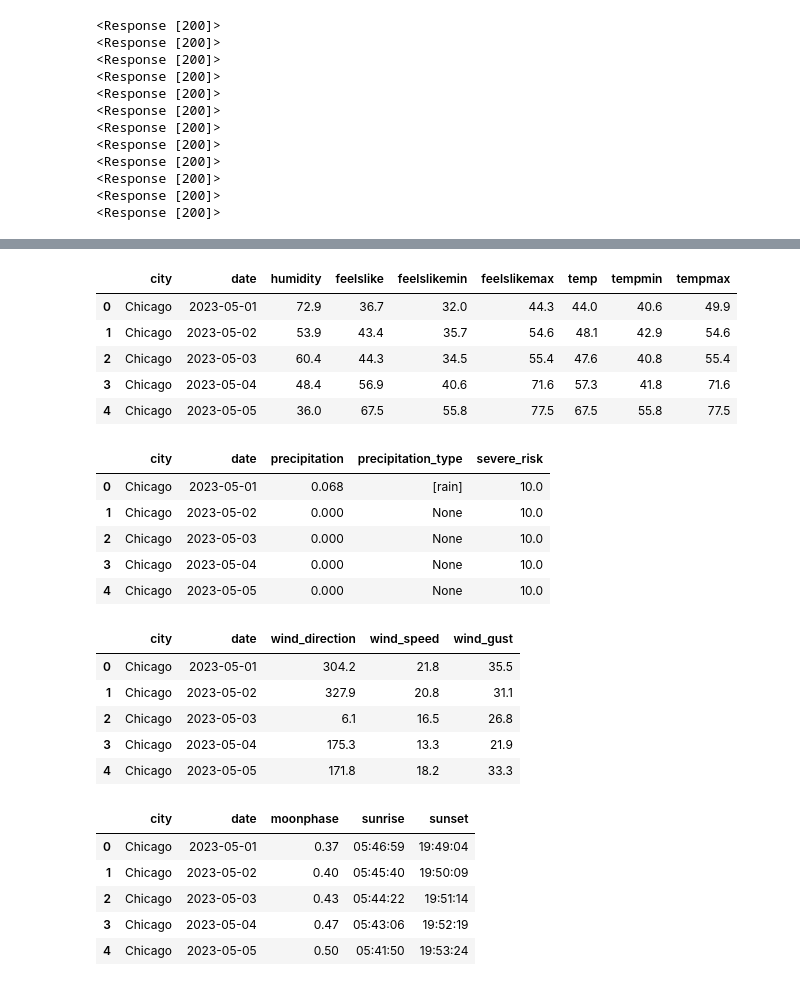
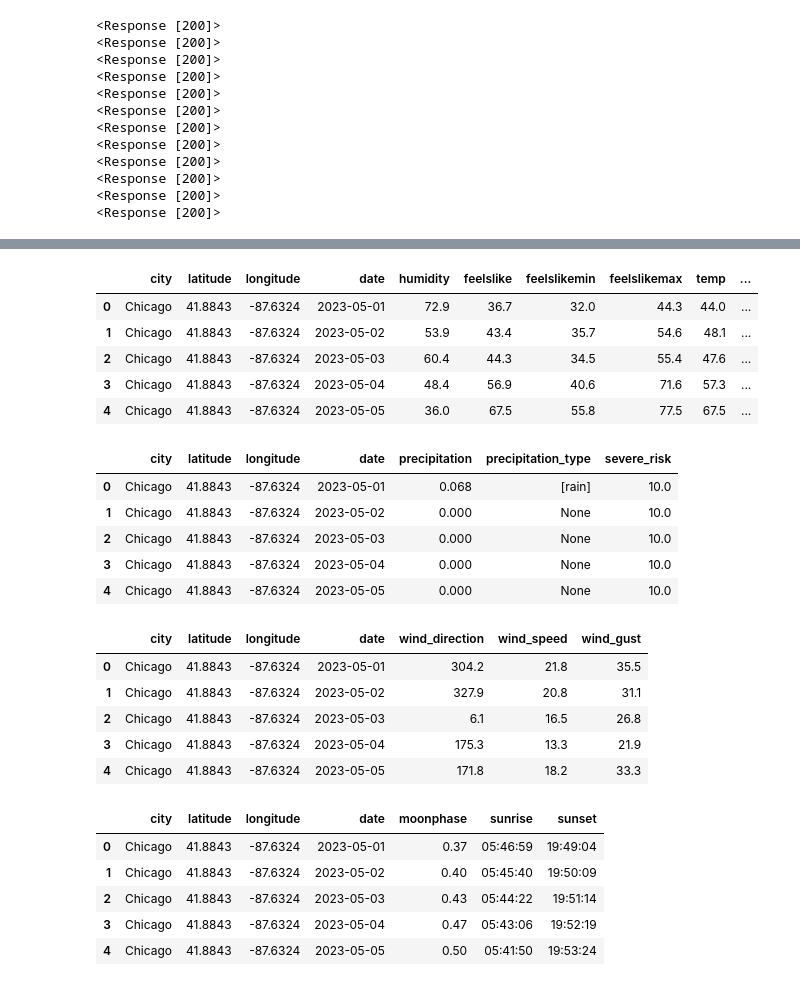
Before and after one commit to jfm0570/Project_3, a Jupyter notebook: API_Calls_and_Data_Formatting/api_calls.ipynb, the cells around one changed output, grey strips where cells are left out. Cells and saved outputs as stored; diff of their text form; code cells hidden in the pictures.

Commit message:
added latitude and longitude

```diff
--- a/API_Calls_and_Data_Formatting/api_calls.ipynb
+++ b/API_Calls_and_Data_Formatting/api_calls.ipynb
@@ -529,6 +561,8 @@ for x in range(92):
 
 for x in range(92):
     denver_city = denver_data["address"]
+    denver_lat = denver_data["latitude"]
+    denver_lon = denver_data["longitude"]
     denver_cloudcover = denver_data["days"][x]["cloudcover"]
     denver_conditions = denver_data["days"][x]["conditions"]
     denver_datetime = denver_data["days"][x]["datetime"]
@@ -555,6 +589,8 @@ for x in range(92):
     denver_windspeed = denver_data["days"][x]["windspeed"]
 
     full_data.append({"city": denver_city,
+                  "latitude": denver_lat,
+                  "longitude": denver_lon,
                   "date": denver_datetime,
                   "conditions": denver_conditions,
                   "description": denver_description,
@@ -585,6 +621,8 @@ for x in range(92):
 
 for x in range(92):
     sanfrancisco_city = sanfrancisco_data["address"]
+    sanfrancisco_lat = sanfrancisco_data["latitude"]
+    sanfrancisco_lon = sanfrancisco_data["longitude"]
     sanfrancisco_cloudcover = sanfrancisco_data["days"][x]["cloudcover"]
     sanfrancisco_conditions = sanfrancisco_data["days"][x]["conditions"]
     sanfrancisco_datetime = sanfrancisco_data["days"][x]["datetime"]
@@ -611,6 +649,8 @@ for x in range(92):
     sanfrancisco_windspeed = sanfrancisco_data["days"][x]["windspeed"]
 
     full_data.append({"city": sanfrancisco_city,
+                  "latitude": sanfrancisco_lat,
+                  "longitude": sanfrancisco_lon,
                   "date": sanfrancisco_datetime,
                   "conditions": sanfrancisco_conditions,
                   "description": sanfrancisco_description,
@@ -641,6 +681,8 @@ for x in range(92):
 
 for x in range(92):
     seattle_city = seattle_data["address"]
+    seattle_lat = seattle_data["latitude"]
+    seattle_lon = seattle_data["longitude"]
     seattle_cloudcover = seattle_data["days"][x]["cloudcover"]
     seattle_conditions = seattle_data["days"][x]["conditions"]
     seattle_datetime = seattle_data["days"][x]["datetime"]
@@ -667,6 +709,8 @@ for x in range(92):
     seattle_windspeed = seattle_data["days"][x]["windspeed"]
 
     full_data.append({"city": seattle_city,
+                  "latitude": seattle_lat,
+                  "longitude": seattle_lon,
                   "date": seattle_datetime,
                   "conditions": seattle_conditions,
                   "description": seattle_description,
@@ -697,6 +741,8 @@ for x in range(92):
 
 for x in range(92):
     phoenix_city = phoenix_data["address"]
+    phoenix_lat = phoenix_data["latitude"]
+    phoenix_lon = phoenix_data["longitude"]
     phoenix_cloudcover = phoenix_data["days"][x]["cloudcover"]
     phoenix_conditions = phoenix_data["days"][x]["conditions"]
     phoenix_datetime = phoenix_data["days"][x]["datetime"]
@@ -723,6 +769,8 @@ for x in range(92):
     phoenix_windspeed = phoenix_data["days"][x]["windspeed"]
 
     full_data.append({"city": phoenix_city,
+                  "latitude": phoenix_lat,
+                  "longitude": phoenix_lon,
                   "date": phoenix_datetime,
                   "conditions": phoenix_conditions,
                   "description": phoenix_description,
@@ -777,57 +825,57 @@ dtype: object
 # %%
 # Split into smaller DataFrames and export to csv
 
 # Temp and Humidity
 
-temp_humidity_df = full_data_df[["city", "date", "humidity", "feelslike", "feelslikemin", "feelslikemax", "temp", "tempmin", "tempmax"]]
+temp_humidity_df = full_data_df[["city", "latitude", "longitude", "date", "humidity", "feelslike", "feelslikemin", "feelslikemax", "temp", "tempmin", "tempmax"]]
 temp_humidity_df.to_csv("../output_data/temp_humidity.csv")
 temp_humidity_df.head()
 # %% [output]
-|  | city | date | humidity | feelslike | feelslikemin | feelslikemax | temp | tempmin | tempmax |
-| 0 | Chicago | 2023-05-01 | 72.9 | 36.7 | 32.0 | 44.3 | 44.0 | 40.6 | 49.9 |
-| 1 | Chicago | 2023-05-02 | 53.9 | 43.4 | 35.7 | 54.6 | 48.1 | 42.9 | 54.6 |
-| 2 | Chicago | 2023-05-03 | 60.4 | 44.3 | 34.5 | 55.4 | 47.6 | 40.8 | 55.4 |
-| 3 | Chicago | 2023-05-04 | 48.4 | 56.9 | 40.6 | 71.6 | 57.3 | 41.8 | 71.6 |
-| 4 | Chicago | 2023-05-05 | 36.0 | 67.5 | 55.8 | 77.5 | 67.5 | 55.8 | 77.5 |
+|  | city | latitude | longitude | date | humidity | feelslike | feelslikemin | feelslikemax | temp | ... |
+| 0 | Chicago | 41.8843 | -87.6324 | 2023-05-01 | 72.9 | 36.7 | 32.0 | 44.3 | 44.0 | ... |
+| 1 | Chicago | 41.8843 | -87.6324 | 2023-05-02 | 53.9 | 43.4 | 35.7 | 54.6 | 48.1 | ... |
+| 2 | Chicago | 41.8843 | -87.6324 | 2023-05-03 | 60.4 | 44.3 | 34.5 | 55.4 | 47.6 | ... |
+| 3 | Chicago | 41.8843 | -87.6324 | 2023-05-04 | 48.4 | 56.9 | 40.6 | 71.6 | 57.3 | ... |
+| 4 | Chicago | 41.8843 | -87.6324 | 2023-05-05 | 36.0 | 67.5 | 55.8 | 77.5 | 67.5 | ... |
 # %%
 # Precipitation
 
-precipitation_df = full_data_df[["city", "date", "precipitation", "precipitation_type", "severe_risk"]]
+precipitation_df = full_data_df[["city", "latitude", "longitude", "date", "precipitation", "precipitation_type", "severe_risk"]]
 precipitation_df.to_csv("../output_data/precipitation.csv")
 precipitation_df.head()
 # %% [output]
-|  | city | date | precipitation | precipitation_type | severe_risk |
-| 0 | Chicago | 2023-05-01 | 0.068 | [rain] | 10.0 |
-| 1 | Chicago | 2023-05-02 | 0.000 | None | 10.0 |
-| 2 | Chicago | 2023-05-03 | 0.000 | None | 10.0 |
-| 3 | Chicago | 2023-05-04 | 0.000 | None | 10.0 |
-| 4 | Chicago | 2023-05-05 | 0.000 | None | 10.0 |
+|  | city | latitude | longitude | date | precipitation | precipitation_type | severe_risk |
+| 0 | Chicago | 41.8843 | -87.6324 | 2023-05-01 | 0.068 | [rain] | 10.0 |
+| 1 | Chicago | 41.8843 | -87.6324 | 2023-05-02 | 0.000 | None | 10.0 |
+| 2 | Chicago | 41.8843 | -87.6324 | 2023-05-03 | 0.000 | None | 10.0 |
+| 3 | Chicago | 41.8843 | -87.6324 | 2023-05-04 | 0.000 | None | 10.0 |
+| 4 | Chicago | 41.8843 | -87.6324 | 2023-05-05 | 0.000 | None | 10.0 |
 # %%
 # Wind
 
-wind_df = full_data_df[["city", "date", "wind_direction", "wind_speed", "wind_gust"]]
+wind_df = full_data_df[["city", "latitude", "longitude", "date", "wind_direction", "wind_speed", "wind_gust"]]
 wind_df.to_csv("../output_data/wind.csv")
 wind_df.head()
 # %% [output]
-|  | city | date | wind_direction | wind_speed | wind_gust |
-| 0 | Chicago | 2023-05-01 | 304.2 | 21.8 | 35.5 |
-| 1 | Chicago | 2023-05-02 | 327.9 | 20.8 | 31.1 |
-| 2 | Chicago | 2023-05-03 | 6.1 | 16.5 | 26.8 |
-| 3 | Chicago | 2023-05-04 | 175.3 | 13.3 | 21.9 |
-| 4 | Chicago | 2023-05-05 | 171.8 | 18.2 | 33.3 |
+|  | city | latitude | longitude | date | wind_direction | wind_speed | wind_gust |
+| 0 | Chicago | 41.8843 | -87.6324 | 2023-05-01 | 304.2 | 21.8 | 35.5 |
+| 1 | Chicago | 41.8843 | -87.6324 | 2023-05-02 | 327.9 | 20.8 | 31.1 |
+| 2 | Chicago | 41.8843 | -87.6324 | 2023-05-03 | 6.1 | 16.5 | 26.8 |
+| 3 | Chicago | 41.8843 | -87.6324 | 2023-05-04 | 175.3 | 13.3 | 21.9 |
+| 4 | Chicago | 41.8843 | -87.6324 | 2023-05-05 | 171.8 | 18.2 | 33.3 |
 # %%
 # Sun and Moon
 
-sun_moon_df = full_data_df[["city", "date", "moonphase", "sunrise", "sunset"]]
+sun_moon_df = full_data_df[["city", "latitude", "longitude", "date", "moonphase", "sunrise", "sunset"]]
 sun_moon_df.to_csv("../output_data/sun_moon.csv")
 sun_moon_df.head()
 # %% [output]
-|  | city | date | moonphase | sunrise | sunset |
-| 0 | Chicago | 2023-05-01 | 0.37 | 05:46:59 | 19:49:04 |
-| 1 | Chicago | 2023-05-02 | 0.40 | 05:45:40 | 19:50:09 |
-| 2 | Chicago | 2023-05-03 | 0.43 | 05:44:22 | 19:51:14 |
-| 3 | Chicago | 2023-05-04 | 0.47 | 05:43:06 | 19:52:19 |
-| 4 | Chicago | 2023-05-05 | 0.50 | 05:41:50 | 19:53:24 |
+|  | city | latitude | longitude | date | moonphase | sunrise | sunset |
+| 0 | Chicago | 41.8843 | -87.6324 | 2023-05-01 | 0.37 | 05:46:59 | 19:49:04 |
+| 1 | Chicago | 41.8843 | -87.6324 | 2023-05-02 | 0.40 | 05:45:40 | 19:50:09 |
+| 2 | Chicago | 41.8843 | -87.6324 | 2023-05-03 | 0.43 | 05:44:22 | 19:51:14 |
+| 3 | Chicago | 41.8843 | -87.6324 | 2023-05-04 | 0.47 | 05:43:06 | 19:52:19 |
+| 4 | Chicago | 41.8843 | -87.6324 | 2023-05-05 | 0.50 | 05:41:50 | 19:53:24 |
 # %%
 # Descriptions
 
```
Also changed, not shown: parts of 11 cells of this notebook, 7 other files.
